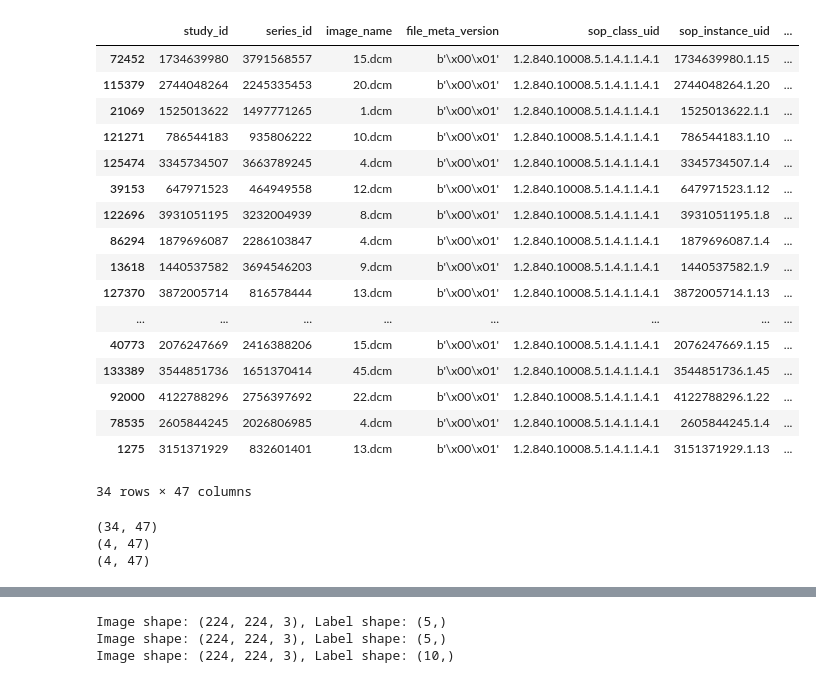
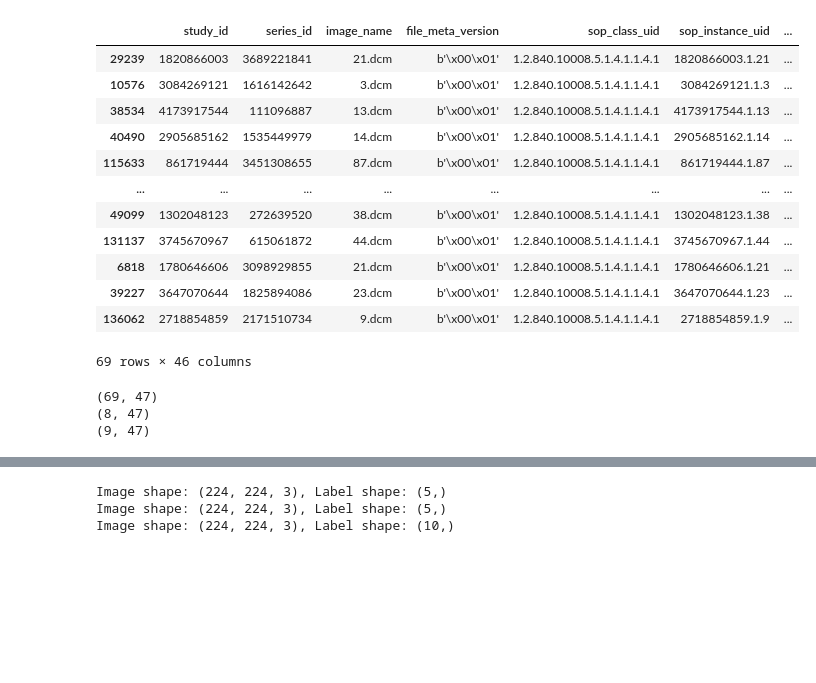
Before and after one commit to prashantkul/advvision-lumbar-spine-classification, a Jupyter notebook: vision_project/Multi_Label_Classification copy.ipynb, the cells around one changed output, grey strips where cells are left out. Cells and saved outputs as stored; diff of their text form; code cells hidden in the pictures; blank space fills up the shorter version.

```diff
--- a/vision_project/Multi_Label_Classification copy.ipynb
+++ b/vision_project/Multi_Label_Classification copy.ipynb
@@ -52,30 +49,25 @@ test_df = pd.concat([test_df.drop(['condition', 'level'], axis=1), test_conditio
 
 # Now you have your DataFrame with one-hot encoded columns for 'condition' and 'level'
 # %%
-train_df = train_df.sample(frac=0.005, random_state=42)
-val_df = val_df.sample(frac=0.005, random_state=42)
-test_df = test_df.sample(frac=0.005, random_state=42)
+train_df = train_df.sample(frac=0.0005, random_state=42)
+val_df = val_df.sample(frac=0.0005, random_state=42)
+test_df = test_df.sample(frac=0.0005, random_state=42)
 
 train_df
 # %% [output]
 |  | study_id | series_id | image_name | file_meta_version | sop_class_uid | sop_instance_uid | ... |
-| 72452 | 1734639980 | 3791568557 | 15.dcm | b'\x00\x01' | 1.2.840.10008.5.1.4.1.1.4.1 | 1734639980.1.15 | ... |
-| 115379 | 2744048264 | 2245335453 | 20.dcm | b'\x00\x01' | 1.2.840.10008.5.1.4.1.1.4.1 | 2744048264.1.20 | ... |
-| 21069 | 1525013622 | 1497771265 | 1.dcm | b'\x00\x01' | 1.2.840.10008.5.1.4.1.1.4.1 | 1525013622.1.1 | ... |
-| 121271 | 786544183 | 935806222 | 10.dcm | b'\x00\x01' | 1.2.840.10008.5.1.4.1.1.4.1 | 786544183.1.10 | ... |
-| 125474 | 3345734507 | 3663789245 | 4.dcm | b'\x00\x01' | 1.2.840.10008.5.1.4.1.1.4.1 | 3345734507.1.4 | ... |
-| 39153 | 647971523 | 464949558 | 12.dcm | b'\x00\x01' | 1.2.840.10008.5.1.4.1.1.4.1 | 647971523.1.12 | ... |
-| 122696 | 3931051195 | 3232004939 | 8.dcm | b'\x00\x01' | 1.2.840.10008.5.1.4.1.1.4.1 | 3931051195.1.8 | ... |
-| 86294 | 1879696087 | 2286103847 | 4.dcm | b'\x00\x01' | 1.2.840.10008.5.1.4.1.1.4.1 | 1879696087.1.4 | ... |
-| 13618 | 1440537582 | 3694546203 | 9.dcm | b'\x00\x01' | 1.2.840.10008.5.1.4.1.1.4.1 | 1440537582.1.9 | ... |
-| 127370 | 3872005714 | 816578444 | 13.dcm | b'\x00\x01' | 1.2.840.10008.5.1.4.1.1.4.1 | 3872005714.1.13 | ... |
+| 29239 | 1820866003 | 3689221841 | 21.dcm | b'\x00\x01' | 1.2.840.10008.5.1.4.1.1.4.1 | 1820866003.1.21 | ... |
+| 10576 | 3084269121 | 1616142642 | 3.dcm | b'\x00\x01' | 1.2.840.10008.5.1.4.1.1.4.1 | 3084269121.1.3 | ... |
+| 38534 | 4173917544 | 111096887 | 13.dcm | b'\x00\x01' | 1.2.840.10008.5.1.4.1.1.4.1 | 4173917544.1.13 | ... |
+| 40490 | 2905685162 | 1535449979 | 14.dcm | b'\x00\x01' | 1.2.840.10008.5.1.4.1.1.4.1 | 2905685162.1.14 | ... |
+| 115633 | 861719444 | 3451308655 | 87.dcm | b'\x00\x01' | 1.2.840.10008.5.1.4.1.1.4.1 | 861719444.1.87 | ... |
 | ... | ... | ... | ... | ... | ... | ... | ... |
-| 40773 | 2076247669 | 2416388206 | 15.dcm | b'\x00\x01' | 1.2.840.10008.5.1.4.1.1.4.1 | 2076247669.1.15 | ... |
-| 133389 | 3544851736 | 1651370414 | 45.dcm | b'\x00\x01' | 1.2.840.10008.5.1.4.1.1.4.1 | 3544851736.1.45 | ... |
-| 92000 | 4122788296 | 2756397692 | 22.dcm | b'\x00\x01' | 1.2.840.10008.5.1.4.1.1.4.1 | 4122788296.1.22 | ... |
-| 78535 | 2605844245 | 2026806985 | 4.dcm | b'\x00\x01' | 1.2.840.10008.5.1.4.1.1.4.1 | 2605844245.1.4 | ... |
-| 1275 | 3151371929 | 832601401 | 13.dcm | b'\x00\x01' | 1.2.840.10008.5.1.4.1.1.4.1 | 3151371929.1.13 | ... |
+| 49099 | 1302048123 | 272639520 | 38.dcm | b'\x00\x01' | 1.2.840.10008.5.1.4.1.1.4.1 | 1302048123.1.38 | ... |
+| 131137 | 3745670967 | 615061872 | 44.dcm | b'\x00\x01' | 1.2.840.10008.5.1.4.1.1.4.1 | 3745670967.1.44 | ... |
+| 6818 | 1780646606 | 3098929855 | 21.dcm | b'\x00\x01' | 1.2.840.10008.5.1.4.1.1.4.1 | 1780646606.1.21 | ... |
+| 39227 | 3647070644 | 1825894086 | 23.dcm | b'\x00\x01' | 1.2.840.10008.5.1.4.1.1.4.1 | 3647070644.1.23 | ... |
+| 136062 | 2718854859 | 2171510734 | 9.dcm | b'\x00\x01' | 1.2.840.10008.5.1.4.1.1.4.1 | 2718854859.1.9 | ... |
-34 rows × 47 columns
+69 rows × 46 columns
 # %%
 
 
@@ -87,6 +79,6 @@ print(train_df.shape)
 print(val_df.shape)
 print(test_df.shape)
 # %% [output]
-(34, 47)
-(4, 47)
-(4, 47)
+(69, 47)
+(8, 47)
+(9, 47)
```
Also changed, not shown: parts of 4 cells of this notebook, 17 other files.
